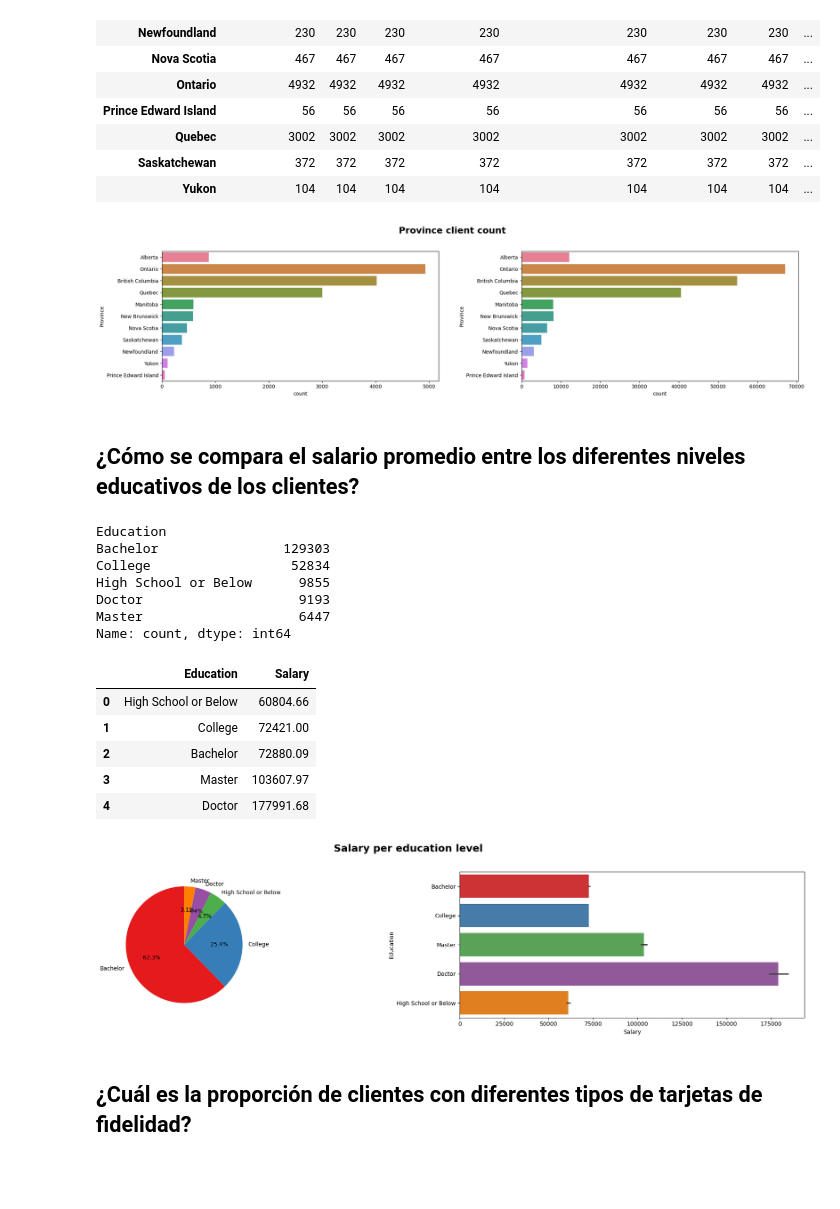
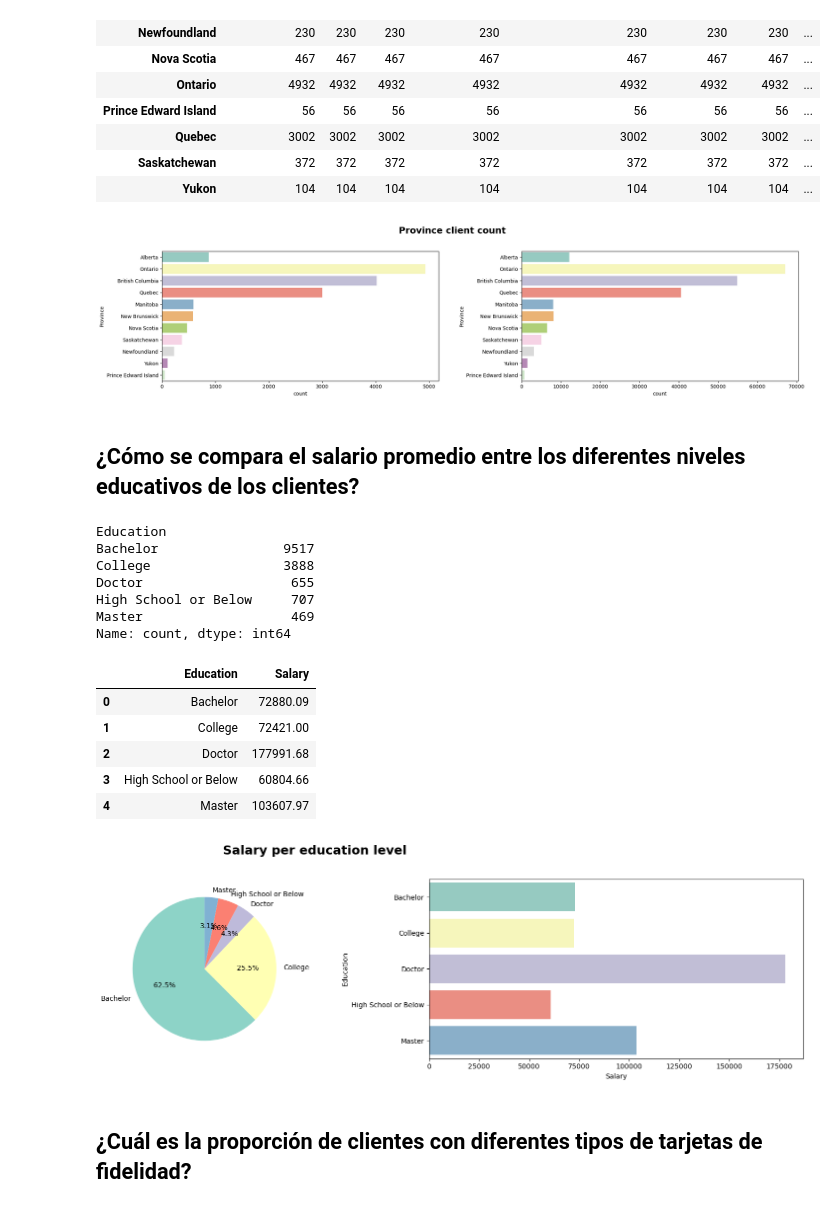
Before and after one commit to Adalab/bda-modulo-3-evaluacion-final-Andrea-Gauger, a Jupyter notebook: notebooks/03_visualizacion.ipynb, the cells around one changed output. Saved outputs shown, nothing was run; the diff lists cells and outputs as text; code cells hidden in the pictures; blank space fills up the shorter version.

```diff
--- a/notebooks/03_visualizacion.ipynb
+++ b/notebooks/03_visualizacion.ipynb
@@ -268,67 +273,69 @@ sns.countplot(y="Province",
             data=df_clientes_unicos,
             ax=axes[0],
             hue="Province",
-            pallete="Set2")
+            palette="Set3")
 
 # otro con el df en el que los clienets aparecen cada vez que vuelan
 sns.countplot(y="Province",
             data=df,
             ax=axes[1],
             hue= "Province",
-            pallete="Set2")
+            palette="Set3")
 
 
 plt.tight_layout(rect=[0, 0, 1, 0.95])
 plt.subplots_adjust(wspace=0.3)
 plt.savefig("../images/05_province_client_count.jpg", format="jpg", dpi=300, bbox_inches="tight")
 # %% [output]
-[figure, old version]
+[figure, new version]
 # %% [markdown]
 ## ¿Cómo se compara el salario promedio entre los diferentes niveles educativos de los clientes?
 # %%
-educacion = df["Education"].value_counts()
+educacion = df_clientes_unicos["Education"].value_counts().sort_index(ascending=True)
 educacion
 # %% [output]
 Education
-Bachelor                129303
-College                  52834
-High School or Below      9855
-Doctor                    9193
-Master                    6447
+Bachelor                9517
+College                 3888
+Doctor                   655
+High School or Below     707
+Master                   469
 Name: count, dtype: int64
 # %%
-salario_educacion = round(df.groupby("Education")["Salary"].mean(),2).sort_values().reset_index()
+salario_educacion = round(df.groupby("Education")["Salary"].mean(),2)
+salario_educacion = salario_educacion.sort_index(ascending=True).reset_index()
 salario_educacion
 # %% [output]
 |  | Education | Salary |
-| 0 | High School or Below | 60804.66 |
+| 0 | Bachelor | 72880.09 |
 | 1 | College | 72421.00 |
-| 2 | Bachelor | 72880.09 |
-| 3 | Master | 103607.97 |
-| 4 | Doctor | 177991.68 |
+| 2 | Doctor | 177991.68 |
+| 3 | High School or Below | 60804.66 |
+| 4 | Master | 103607.97 |
 # %%
 fig, axes = plt.subplots(nrows=1, ncols=2, figsize=(20,5))
 fig.suptitle("Salary per education level",
              fontsize=18, fontweight="bold")
-sns.set_palette(palette)
 
 
 axes[0].pie(educacion,
             labels=educacion.index,
             autopct="%1.1f%%",
-            startangle=90)
+            startangle=90,
+            colors=sns.color_palette("Set3"))
 
 
 sns.barplot(y="Education",
             x="Salary",
-            data=df_clientes_unicos,
+            data=salario_educacion,
             ax=axes[1],
-            hue="Education")
+            hue="Education",
+            palette="Set3")
 
 plt.tight_layout(rect=[0, 0, 1, 0.95])
-plt.subplots_adjust(wspace=0.3)
+plt.subplots_adjust(left=0.2, wspace=0.1)
 plt.savefig("../images/06_salary_per_education_level.jpg", format="jpg", dpi=300, bbox_inches="tight")
 # %% [output]
-[figure, old version]
+[figure, new version]
 # %% [markdown]
 ## ¿Cuál es la proporción de clientes con diferentes tipos de tarjetas de fidelidad?
```
Also changed, not shown: parts of 15 cells of this notebook, 6 other files.
